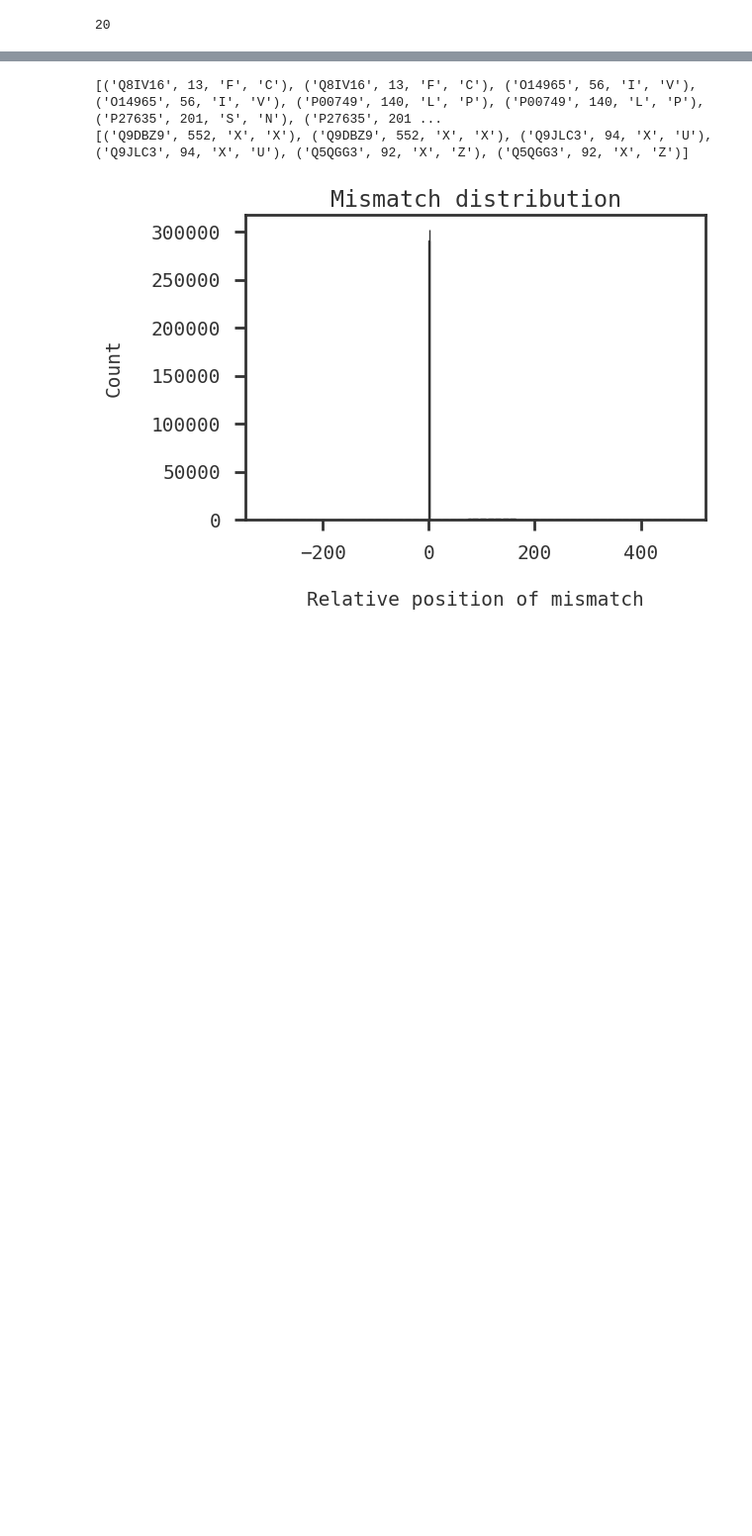
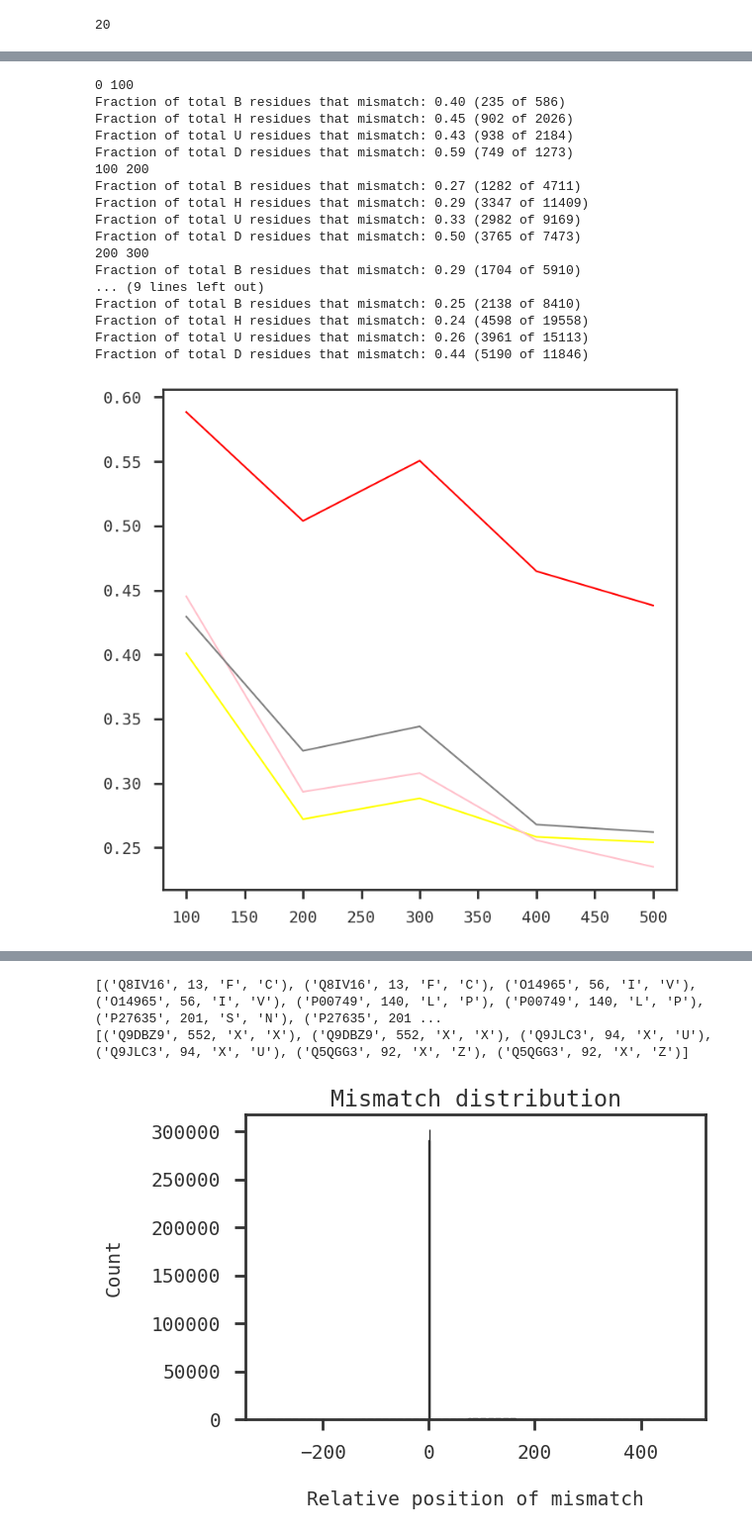
Before and after one commit to francosimonetti/disorder_flavours, a Jupyter notebook: jupyter/mismatch_analysis_T5.ipynb, the cells around one changed output, grey strips where cells are left out. Shown at 99% size. Saved outputs shown, nothing was run; the diff lists cells and outputs as text; code cells hidden in the pictures; blank space fills up the shorter version.

```diff
--- a/jupyter/mismatch_analysis_T5.ipynb
+++ b/jupyter/mismatch_analysis_T5.ipynb
@@ -345,0 +463,70 @@ Avg mismatch @ 0 in disorder relative to prot length 0.14 (0.17 std)
+# %%
+
+def get_fractions_by_len(prot_dict, minlen, maxlen, mismatch_count_dict, total_residues_type_by_length, label):
+    fraction_mm_at0 = list()
+    mm_at0 = 0
+    total_residues_type = 0
+    for seqlens in total_residues_type_by_length:
+        if (seqlens > minlen) and (seqlens <= maxlen):
+            total_residues_type += total_residues_type_by_length[seqlens]
+    for prot_id in mismatch_count_dict.keys():
+        seq_len = len(prot_dict[prot_id]['seq'])
+        if (seq_len > minlen) and (seq_len <= maxlen):
+            total_residues_type_by_length
+            fraction_mm = mismatch_count_dict[prot_id][0]/seq_len
+            mm_at0 += mismatch_count_dict[prot_id][0]
+            fraction_mm_at0.append(fraction_mm)
+
+    fraction_mm_at0 = np.array(fraction_mm_at0)
+    print(f"Fraction of total {label} residues that mismatch: {mm_at0/total_residues_type:.2f} ({mm_at0} of {total_residues_type})")
+    return mm_at0/total_residues_type
+
+
+fig = plt.figure(figsize=(8,8))
+ax  = fig.add_subplot(111)
+bins = [(0,100), (100,200), (200,300), (300, 400), (400, 500)]
+Bvalues = []
+Hvalues = []
+Uvalues = []
+Mvalues = []
+xvalues = []
+for bin in bins:
+    lower = bin[0]
+    upper = bin[1]
+    print(lower, upper)
+    Bfraction = get_fractions_by_len(disprot_dict,lower, upper, mismatch_count_dict_maskB, total_residues_B_by_length, "B")
+    Hfraction = get_fractions_by_len(disprot_dict,lower, upper, mismatch_count_dict_maskH, total_residues_H_by_length, "H")
+    Ufraction = get_fractions_by_len(disprot_dict,lower, upper, mismatch_count_dict_maskU, total_residues_U_by_length, "U")
+    Mfraction = get_fractions_by_len(disprot_dict,lower, upper, mismatch_count_dict_maskM, total_residues_M_by_length, "D")
+
+    Bvalues.append(Bfraction)
+    Hvalues.append(Hfraction)
+    Uvalues.append(Ufraction)
+    Mvalues.append(Mfraction)
+    xvalues.append(upper)
+
+ax.plot(xvalues, Bvalues, color="yellow", label="B")
+ax.plot(xvalues, Hvalues, color="pink", label="H")
+ax.plot(xvalues, Uvalues, color="gray", label="U")
+ax.plot(xvalues, Mvalues, color="red", label="M")
+
+plt.show()
+# %% [output]
+0 100
+Fraction of total B residues that mismatch: 0.40 (235 of 586)
+Fraction of total H residues that mismatch: 0.45 (902 of 2026)
+Fraction of total U residues that mismatch: 0.43 (938 of 2184)
+Fraction of total D residues that mismatch: 0.59 (749 of 1273)
+100 200
+Fraction of total B residues that mismatch: 0.27 (1282 of 4711)
+Fraction of total H residues that mismatch: 0.29 (3347 of 11409)
+Fraction of total U residues that mismatch: 0.33 (2982 of 9169)
+Fraction of total D residues that mismatch: 0.50 (3765 of 7473)
+200 300
+Fraction of total B residues that mismatch: 0.29 (1704 of 5910)
+... (9 lines left out)
+Fraction of total B residues that mismatch: 0.25 (2138 of 8410)
+Fraction of total H residues that mismatch: 0.24 (4598 of 19558)
+Fraction of total U residues that mismatch: 0.26 (3961 of 15113)
+Fraction of total D residues that mismatch: 0.44 (5190 of 11846)
+[figure, added]
```
Also changed, not shown: parts of 13 cells of this notebook, 16 other files.
